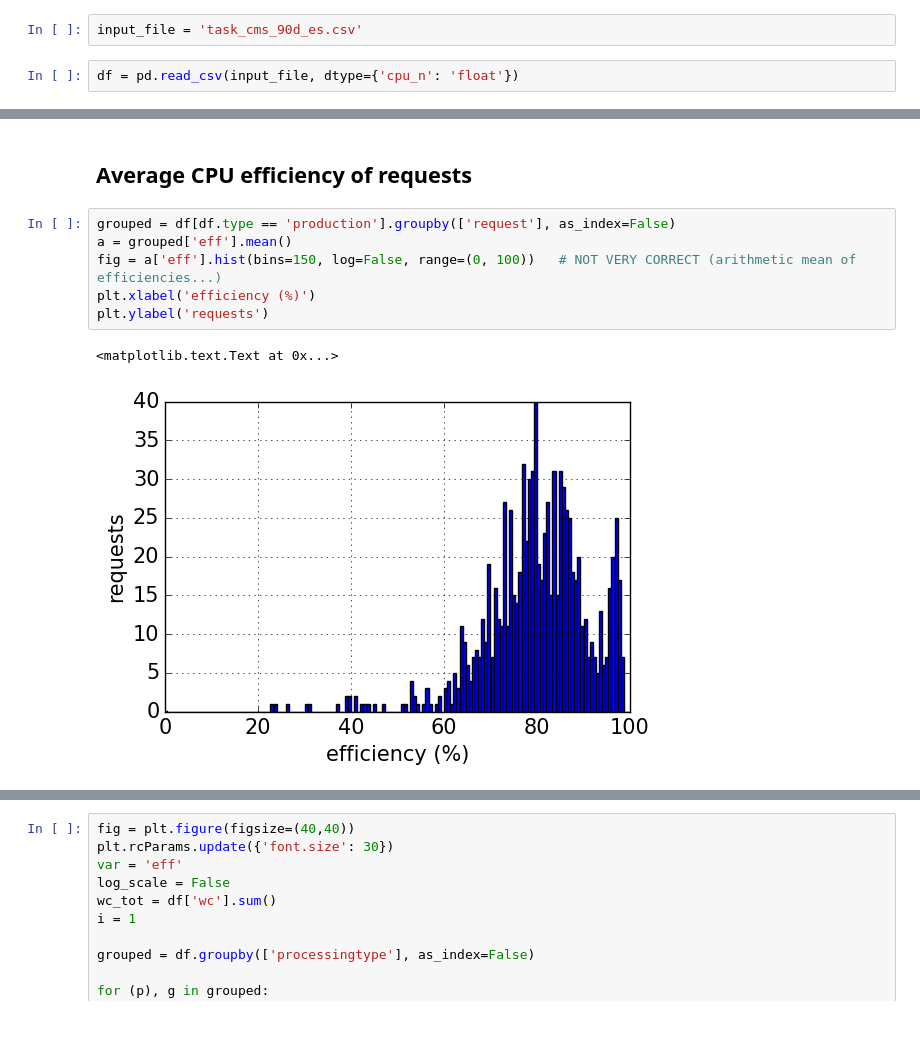
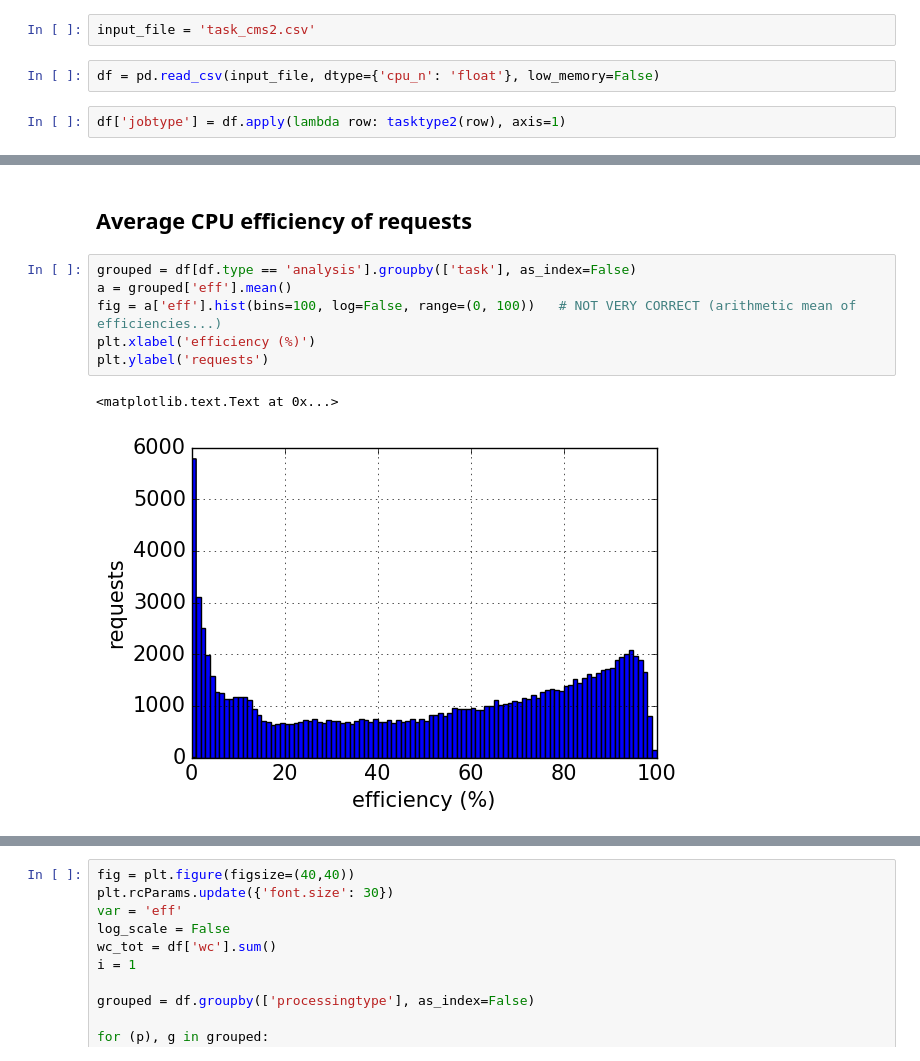
Before and after one commit to sciaba/ATLAS-CPU-time-analysis, a Jupyter notebook: Notebooks/CMS job analysis.ipynb, the cells around one changed output, grey strips where cells are left out. Drawn from its saved outputs; the diff is of its cells as text; blank space fills up the shorter version.

```diff
--- a/Notebooks/CMS job analysis.ipynb
+++ b/Notebooks/CMS job analysis.ipynb
@@ -398,7 +477,9 @@ with open(output_file, 'w') as f:
 del res1
 del res2
 # %%
-input_file = 'task_cms_90d_es.csv'
+input_file = 'task_cms2.csv'
 # %%
-df = pd.read_csv(input_file, dtype={'cpu_n': 'float'})
+df = pd.read_csv(input_file, dtype={'cpu_n': 'float'}, low_memory=False)
+# %%
+df['jobtype'] = df.apply(lambda row: tasktype2(row), axis=1)
 # %%
@@ -479,14 +560,14 @@ plt.ylabel('requests')
 # %% [markdown]
 ## Average CPU efficiency of requests
 # %%
-grouped = df[df.type == 'production'].groupby(['request'], as_index=False)
+grouped = df[df.type == 'analysis'].groupby(['task'], as_index=False)
 a = grouped['eff'].mean()
-fig = a['eff'].hist(bins=150, log=False, range=(0, 100))   # NOT VERY CORRECT (arithmetic mean of efficiencies...)
+fig = a['eff'].hist(bins=100, log=False, range=(0, 100))   # NOT VERY CORRECT (arithmetic mean of efficiencies...)
 plt.xlabel('efficiency (%)')
 plt.ylabel('requests')
 # %% [output]
 <matplotlib.text.Text at 0x...>
-[figure, old version]
+[figure, new version]
 # %%
 fig = plt.figure(figsize=(40,40))
 plt.rcParams.update({'font.size': 30})
```
Also changed, not shown: parts of 13 cells of this notebook, 10 other files.
